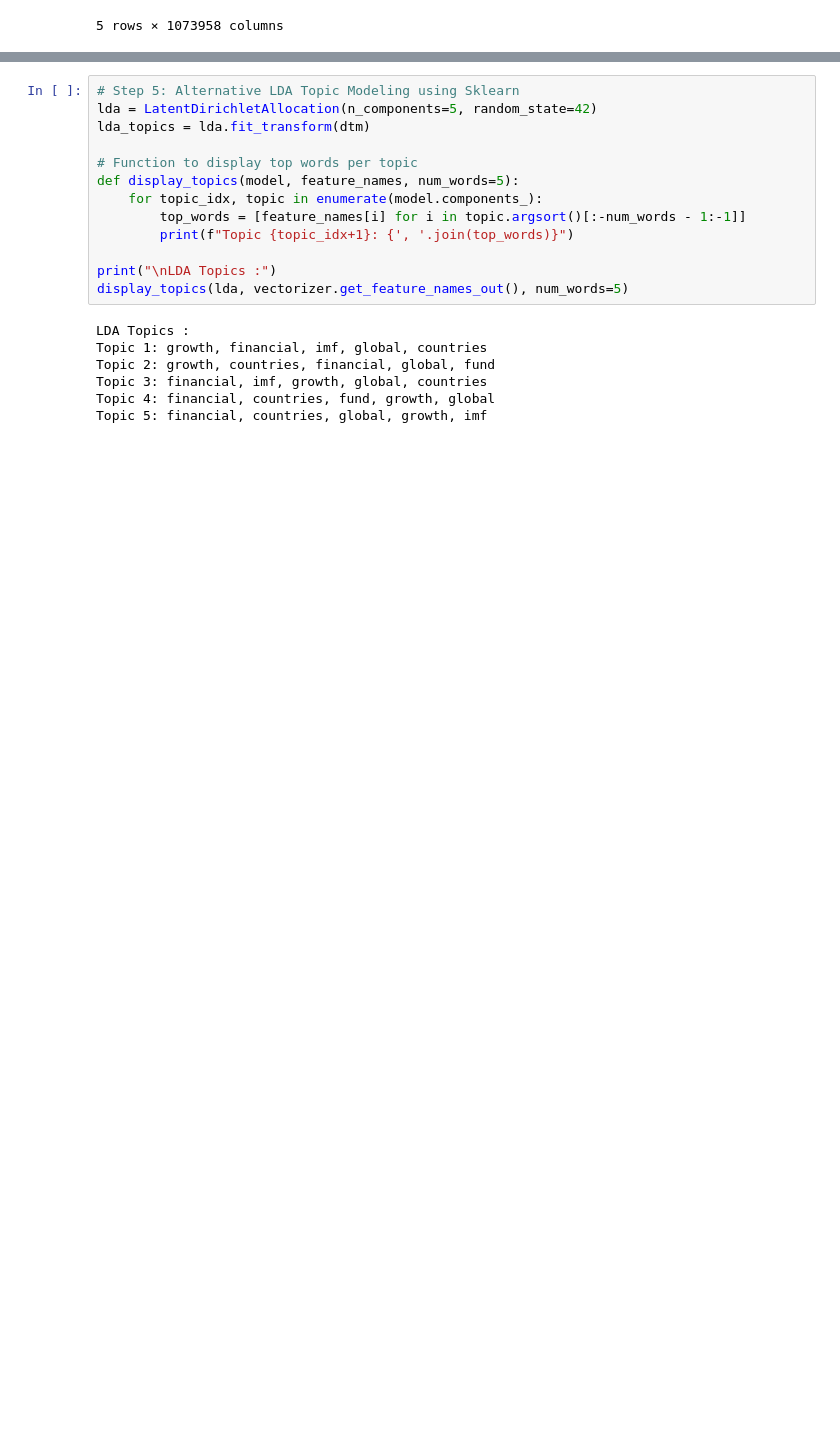
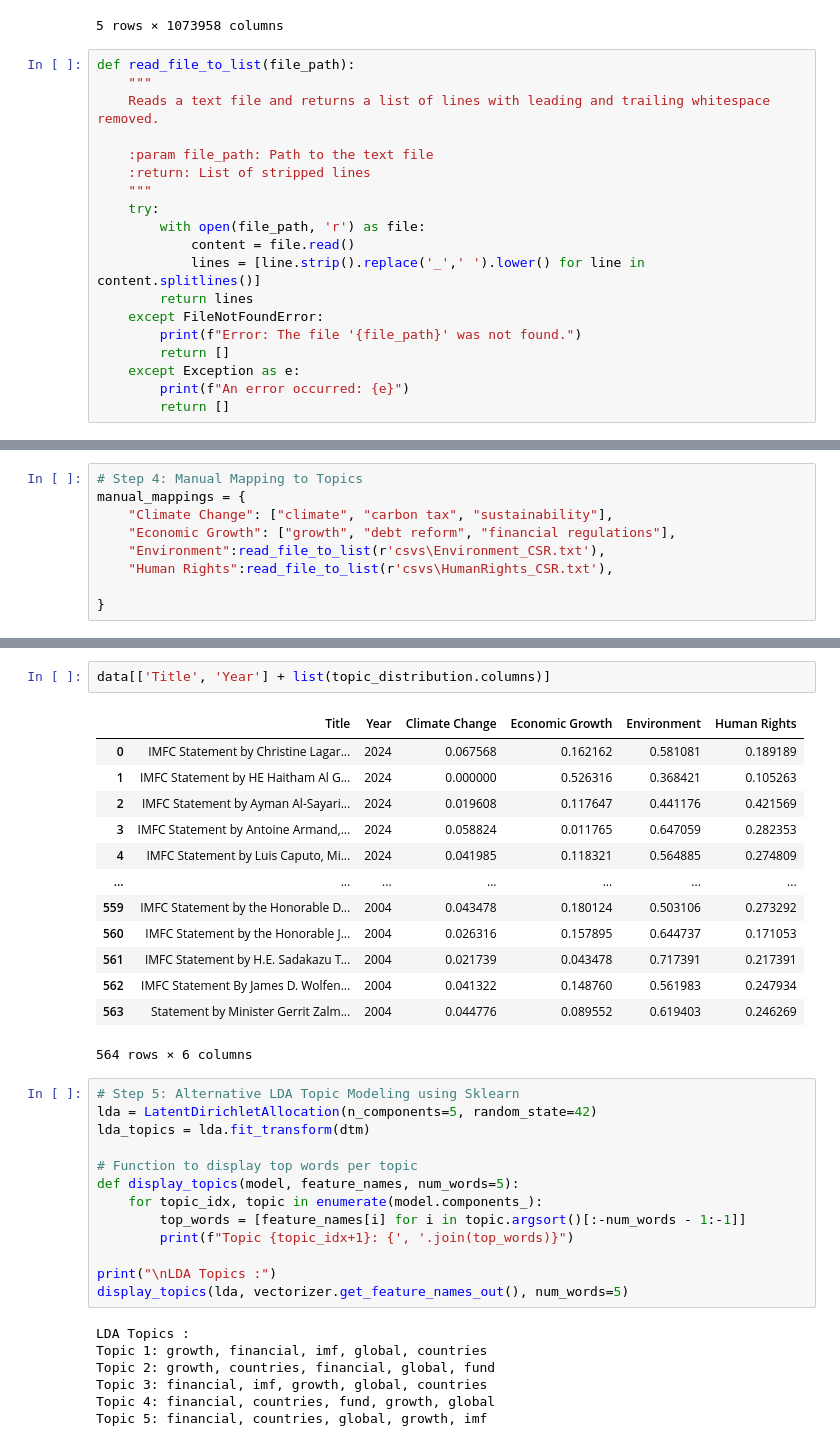
Before and after one commit to hmustafa9/IMF-Comuniques-Analysis, a Jupyter notebook: lexicon-contituencies.ipynb, the cells around one changed output, grey strips where cells are left out. Saved outputs shown, nothing was run; the diff lists cells and outputs as text; blank space fills up the shorter version.

```diff
--- a/lexicon-contituencies.ipynb
+++ b/lexicon-contituencies.ipynb
@@ -104,3 +104,22 @@ dtm_df.head()
 | IMFC Statement by Antoine Armand,... | 0 | 0 | 0 | 0 | 0 | 0 | 0 | 0 | ... |
 | IMFC Statement by Luis Caputo, Mi... | 1 | 0 | 0 | 0 | 0 | 0 | 0 | 0 | ... |
 5 rows × 1073958 columns
+# %%
+def read_file_to_list(file_path):
+    """
+    Reads a text file and returns a list of lines with leading and trailing whitespace removed.
+
+    :param file_path: Path to the text file
+    :return: List of stripped lines
+    """
+    try:
+        with open(file_path, 'r') as file:
+            content = file.read()
+            lines = [line.strip().replace('_',' ').lower() for line in content.splitlines()]
+        return lines
+    except FileNotFoundError:
+        print(f"Error: The file '{file_path}' was not found.")
+        return []
+    except Exception as e:
+        print(f"An error occurred: {e}")
+        return []
@@ -107 +128,10 @@ dtm_df.head()
+# %%
+# Step 4: Manual Mapping to Topics
+manual_mappings = {
+    "Climate Change": ["climate", "carbon tax", "sustainability"],
+    "Economic Growth": ["growth", "debt reform", "financial regulations"],
+    "Environment":read_file_to_list(r'csvs\Environment_CSR.txt'),
+    "Human Rights":read_file_to_list(r'csvs\HumanRights_CSR.txt'),
+
+}
 # %%
@@ -155,3 +156,19 @@ Topic Distribution:
+# %%
+data[['Title', 'Year'] + list(topic_distribution.columns)]
+# %% [output]
+|  | Title | Year | Climate Change | Economic Growth | Environment | Human Rights |
+| 0 | IMFC Statement by Christine Lagar... | 2024 | 0.067568 | 0.162162 | 0.581081 | 0.189189 |
+| 1 | IMFC Statement by HE Haitham Al G... | 2024 | 0.000000 | 0.526316 | 0.368421 | 0.105263 |
+| 2 | IMFC Statement by Ayman Al-Sayari... | 2024 | 0.019608 | 0.117647 | 0.441176 | 0.421569 |
+| 3 | IMFC Statement by Antoine Armand,... | 2024 | 0.058824 | 0.011765 | 0.647059 | 0.282353 |
+| 4 | IMFC Statement by Luis Caputo, Mi... | 2024 | 0.041985 | 0.118321 | 0.564885 | 0.274809 |
+| ... | ... | ... | ... | ... | ... | ... |
+| 559 | IMFC Statement by the Honorable D... | 2004 | 0.043478 | 0.180124 | 0.503106 | 0.273292 |
+| 560 | IMFC Statement by the Honorable J... | 2004 | 0.026316 | 0.157895 | 0.644737 | 0.171053 |
+| 561 | IMFC Statement by H.E. Sadakazu T... | 2004 | 0.021739 | 0.043478 | 0.717391 | 0.217391 |
+| 562 | IMFC Statement By James D. Wolfen... | 2004 | 0.041322 | 0.148760 | 0.561983 | 0.247934 |
+| 563 | Statement by Minister Gerrit Zalm... | 2004 | 0.044776 | 0.089552 | 0.619403 | 0.246269 |
+564 rows × 6 columns
 # %%
 # Step 5: Alternative LDA Topic Modeling using Sklearn
 lda = LatentDirichletAllocation(n_components=5, random_state=42)
```
Also changed, not shown: parts of 3 cells of this notebook, 3 other files.
